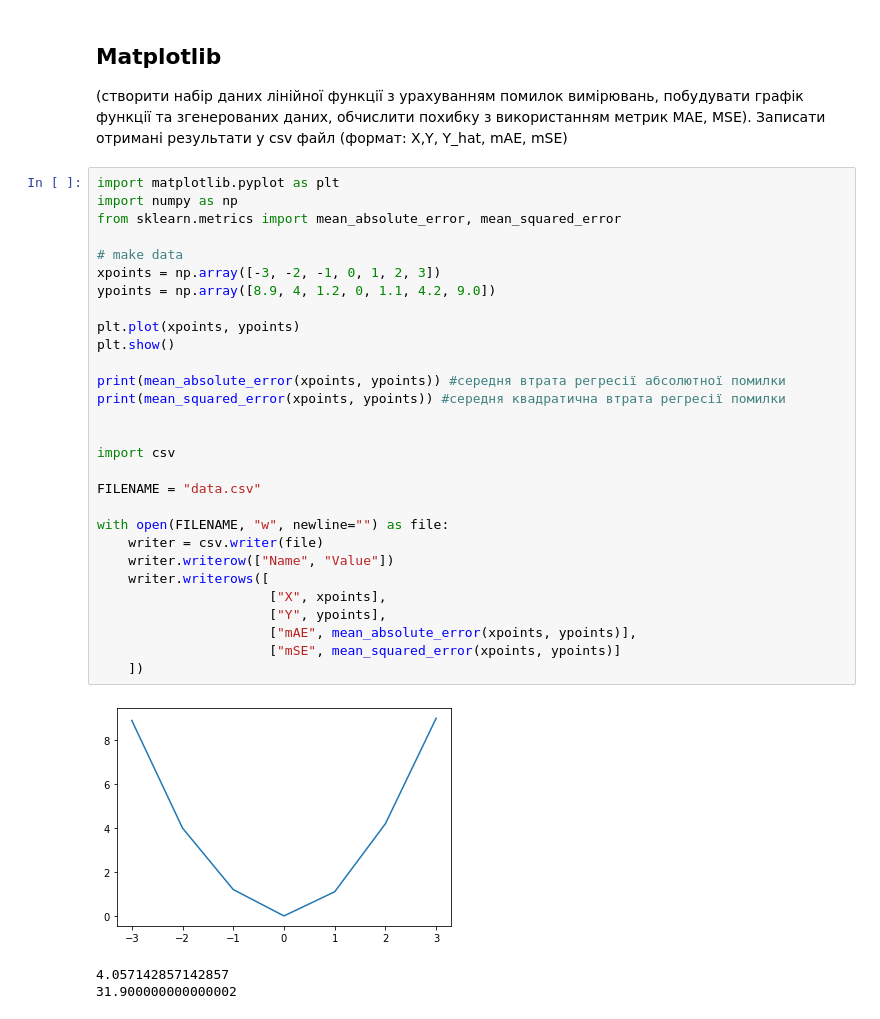
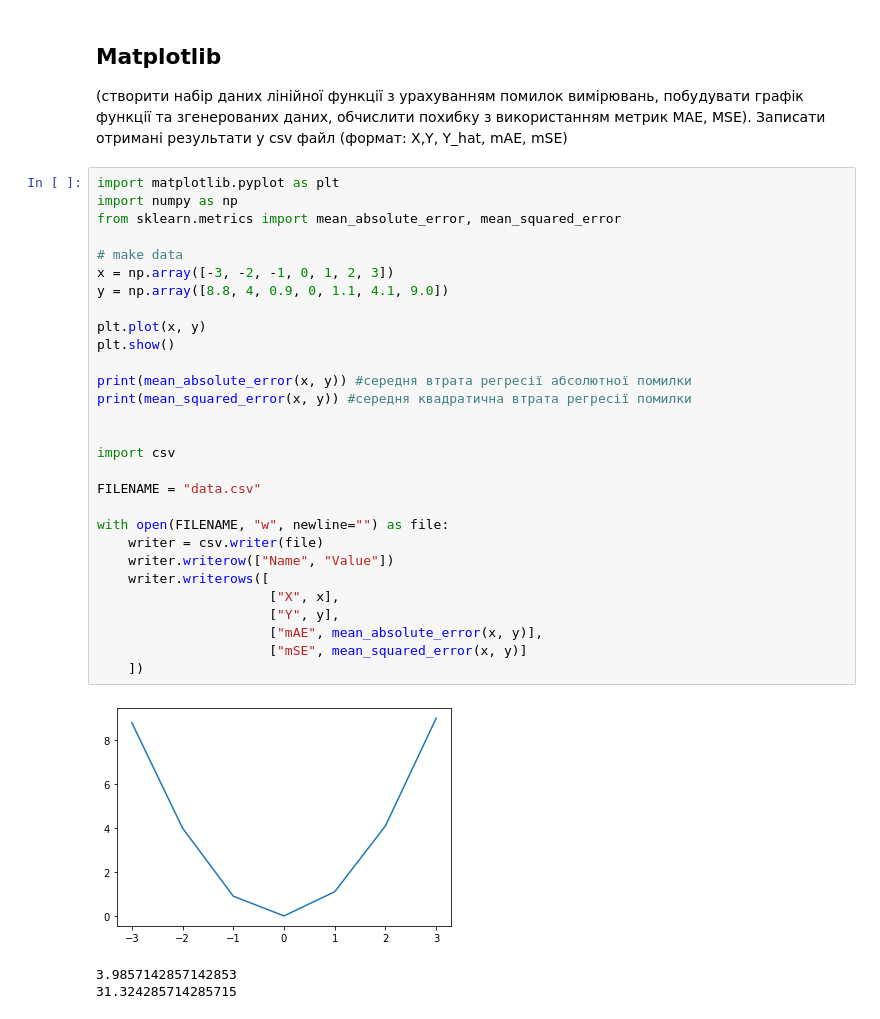
Before and after one commit to Katiaaaa/Neural-Networks, a Jupyter notebook: Lab1/Lab1.ipynb, the cells around one changed output. Cells and saved outputs as stored; diff of their text form.

```diff
--- a/Lab1/Lab1.ipynb
+++ b/Lab1/Lab1.ipynb
@@ -202,33 +202,33 @@ df.sort_values(by='age', ascending = False, kind="mergesort")
 # %%
 import matplotlib.pyplot as plt
 import numpy as np
 from sklearn.metrics import mean_absolute_error, mean_squared_error
 
 # make data
-xpoints = np.array([-3, -2, -1, 0, 1, 2, 3])
-ypoints = np.array([8.9, 4, 1.2, 0, 1.1, 4.2, 9.0])
+x = np.array([-3, -2, -1, 0, 1, 2, 3])
+y = np.array([8.8, 4, 0.9, 0, 1.1, 4.1, 9.0])
 
-plt.plot(xpoints, ypoints)
+plt.plot(x, y)
 plt.show()
 
-print(mean_absolute_error(xpoints, ypoints)) #cередня втрата регресії абсолютної помилки
-print(mean_squared_error(xpoints, ypoints)) #cередня квадратична втрата регресії помилки
+print(mean_absolute_error(x, y)) #cередня втрата регресії абсолютної помилки
+print(mean_squared_error(x, y)) #cередня квадратична втрата регресії помилки
 
 
 import csv
 
 FILENAME = "data.csv"
 
 with open(FILENAME, "w", newline="") as file:
     writer = csv.writer(file)
     writer.writerow(["Name", "Value"])
     writer.writerows([
-                      ["X", xpoints],
-                      ["Y", ypoints],
-                      ["mAE", mean_absolute_error(xpoints, ypoints)],
-                      ["mSE", mean_squared_error(xpoints, ypoints)]
+                      ["X", x],
+                      ["Y", y],
+                      ["mAE", mean_absolute_error(x, y)],
+                      ["mSE", mean_squared_error(x, y)]
     ])
 # %% [output]
-[figure, old version]
+[figure, new version]
-4.057142857142857
-31.900000000000002
+3.9857142857142853
+31.324285714285715
```
Also changed, not shown: parts of 1 cell of this notebook.
